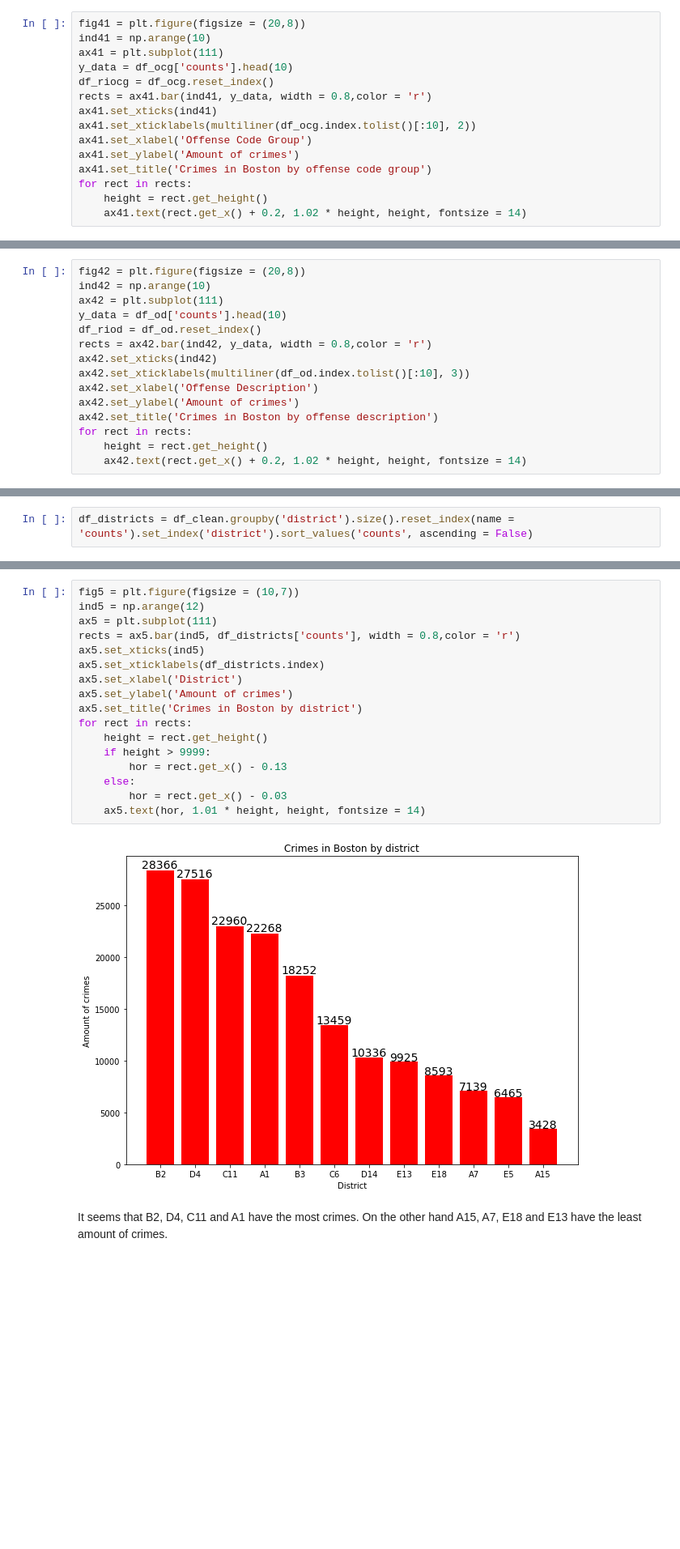
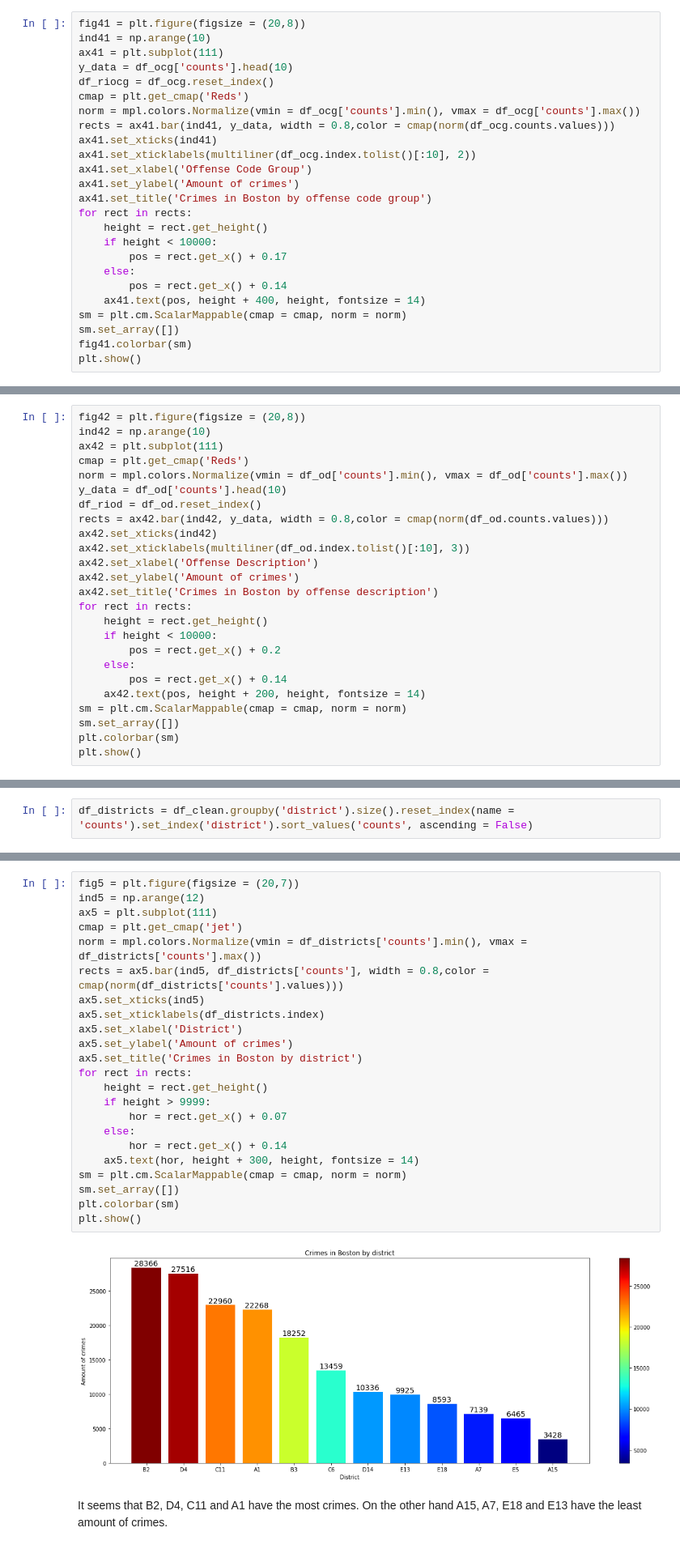
Before and after one commit to iajoiner/boston-crime, a Jupyter notebook: Boston Crime.ipynb, the cells around one changed output, grey strips where cells are left out. Shown at 81% size. Cells and saved outputs as stored; diff of their text form; blank space fills up the shorter version.

```diff
--- a/Boston Crime.ipynb
+++ b/Boston Crime.ipynb
@@ -644,7 +647,9 @@ ind41 = np.arange(10)
 ax41 = plt.subplot(111)
 y_data = df_ocg['counts'].head(10)
 df_riocg = df_ocg.reset_index()
-rects = ax41.bar(ind41, y_data, width = 0.8,color = 'r')
+cmap = plt.get_cmap('Reds')
+norm = mpl.colors.Normalize(vmin = df_ocg['counts'].min(), vmax = df_ocg['counts'].max())
+rects = ax41.bar(ind41, y_data, width = 0.8,color = cmap(norm(df_ocg.counts.values)))
 ax41.set_xticks(ind41)
 ax41.set_xticklabels(multiliner(df_ocg.index.tolist()[:10], 2))
 ax41.set_xlabel('Offense Code Group')
@@ -652,5 +657,13 @@ ax41.set_ylabel('Amount of crimes')
 ax41.set_title('Crimes in Boston by offense code group')
 for rect in rects:
     height = rect.get_height()
-    ax41.text(rect.get_x() + 0.2, 1.02 * height, height, fontsize = 14)
+    if height < 10000:
+        pos = rect.get_x() + 0.17
+    else:
+        pos = rect.get_x() + 0.14
+    ax41.text(pos, height + 400, height, fontsize = 14)
+sm = plt.cm.ScalarMappable(cmap = cmap, norm = norm)
+sm.set_array([])
+fig41.colorbar(sm)
+plt.show()
 # %% [output]
@@ -685,9 +698,11 @@ df_od
 fig42 = plt.figure(figsize = (20,8))
 ind42 = np.arange(10)
 ax42 = plt.subplot(111)
+cmap = plt.get_cmap('Reds')
+norm = mpl.colors.Normalize(vmin = df_od['counts'].min(), vmax = df_od['counts'].max())
 y_data = df_od['counts'].head(10)
 df_riod = df_od.reset_index()
-rects = ax42.bar(ind42, y_data, width = 0.8,color = 'r')
+rects = ax42.bar(ind42, y_data, width = 0.8,color = cmap(norm(df_od.counts.values)))
 ax42.set_xticks(ind42)
 ax42.set_xticklabels(multiliner(df_od.index.tolist()[:10], 3))
 ax42.set_xlabel('Offense Description')
@@ -695,5 +710,13 @@ ax42.set_ylabel('Amount of crimes')
 ax42.set_title('Crimes in Boston by offense description')
 for rect in rects:
     height = rect.get_height()
-    ax42.text(rect.get_x() + 0.2, 1.02 * height, height, fontsize = 14)
+    if height < 10000:
+        pos = rect.get_x() + 0.2
+    else:
+        pos = rect.get_x() + 0.14
+    ax42.text(pos, height + 200, height, fontsize = 14)
+sm = plt.cm.ScalarMappable(cmap = cmap, norm = norm)
+sm.set_array([])
+plt.colorbar(sm)
+plt.show()
 # %% [output]
@@ -724,24 +747,30 @@ df_districts
 | E5 | 6465 |
 | A15 | 3428 |
 # %%
-fig5 = plt.figure(figsize = (10,7))
+fig5 = plt.figure(figsize = (20,7))
 ind5 = np.arange(12)
 ax5 = plt.subplot(111)
-rects = ax5.bar(ind5, df_districts['counts'], width = 0.8,color = 'r')
+cmap = plt.get_cmap('jet')
+norm = mpl.colors.Normalize(vmin = df_districts['counts'].min(), vmax = df_districts['counts'].max())
+rects = ax5.bar(ind5, df_districts['counts'], width = 0.8,color = cmap(norm(df_districts['counts'].values)))
 ax5.set_xticks(ind5)
 ax5.set_xticklabels(df_districts.index)
 ax5.set_xlabel('District')
 ax5.set_ylabel('Amount of crimes')
 ax5.set_title('Crimes in Boston by district')
 for rect in rects:
     height = rect.get_height()
     if height > 9999:
-        hor = rect.get_x() - 0.13
+        hor = rect.get_x() + 0.07
     else:
-        hor = rect.get_x() - 0.03
-    ax5.text(hor, 1.01 * height, height, fontsize = 14)
+        hor = rect.get_x() + 0.14
+    ax5.text(hor, height + 300, height, fontsize = 14)
+sm = plt.cm.ScalarMappable(cmap = cmap, norm = norm)
+sm.set_array([])
+plt.colorbar(sm)
+plt.show()
 # %% [output]
-[figure, old version]
+[figure, new version]
 # %% [markdown]
 It seems that B2, D4, C11 and A1 have the most crimes. On the other hand A15, A7, E18 and E13 have the least amount of crimes.
 # %% [markdown]
```
Also changed, not shown: parts of 29 cells of this notebook.
